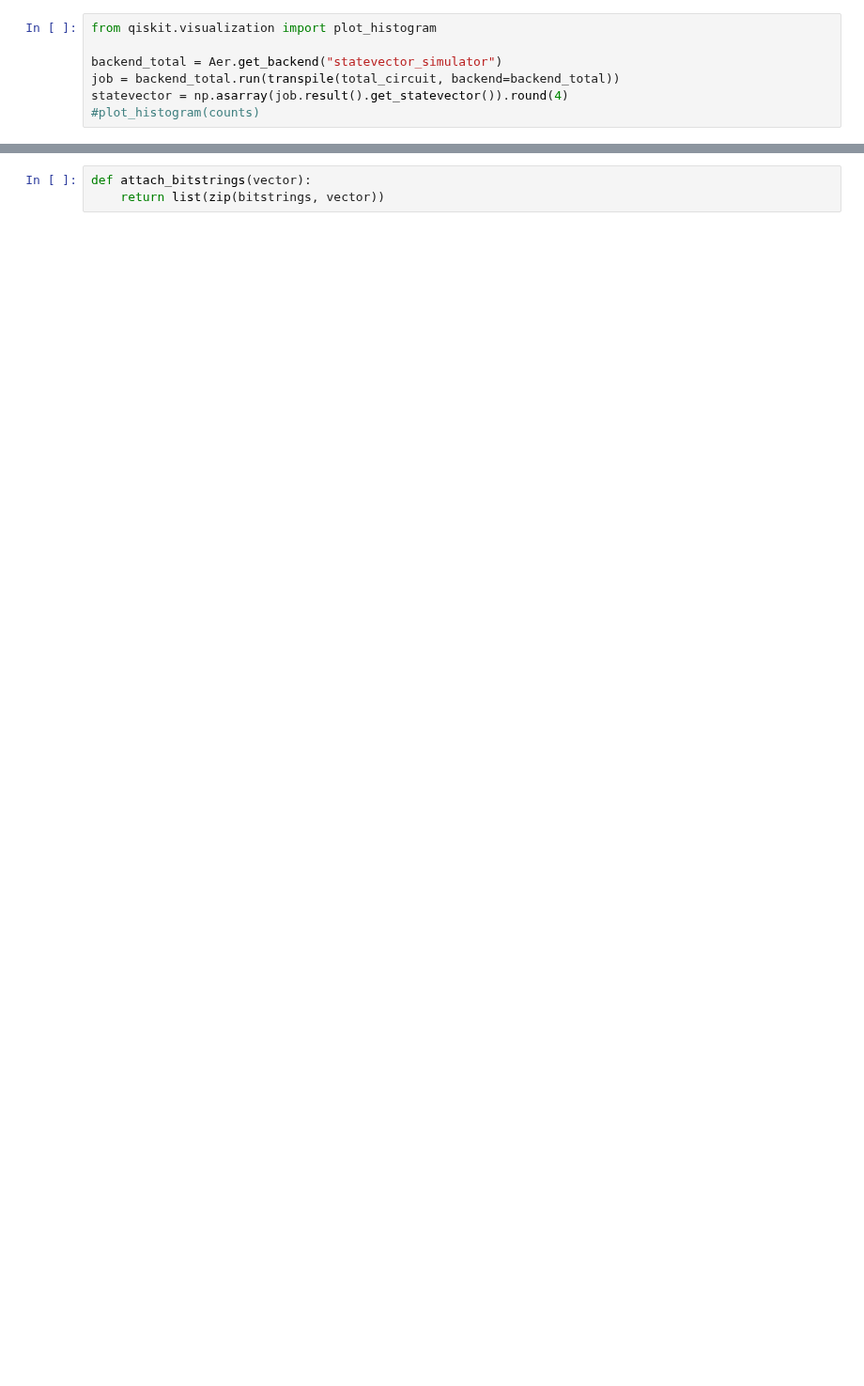
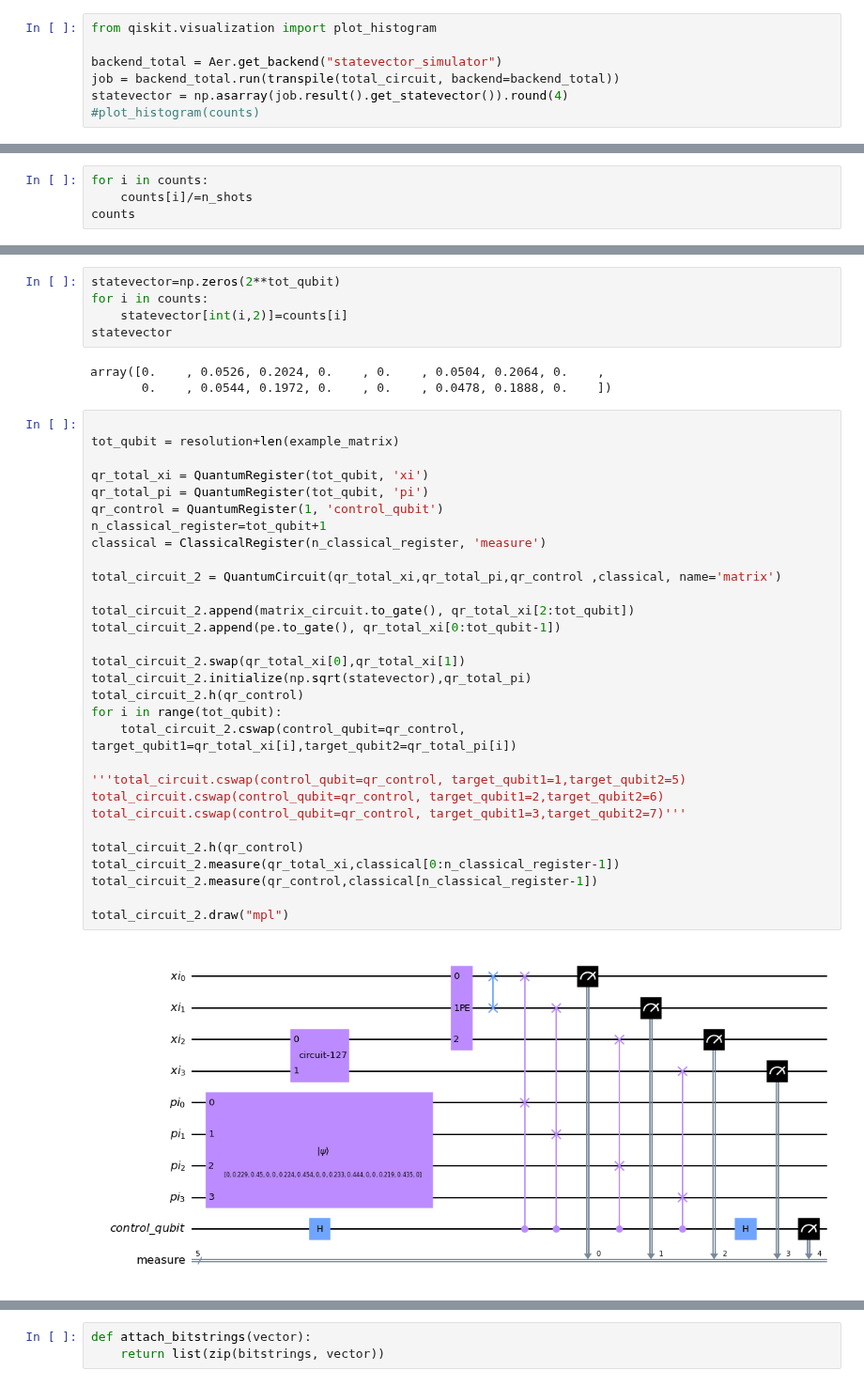
Before and after one commit to PolnareffPark/QuPCA, a Jupyter notebook: tomography_test.ipynb, the cells around one changed output, grey strips where cells are left out. Shown at 94% size. Drawn from its saved outputs; the diff is of its cells as text; blank space fills up the shorter version.

```diff
--- a/tomography_test.ipynb
+++ b/tomography_test.ipynb
@@ -223,0 +285,4 @@ bitstrings=[''.join([''.join(str(j)) for j in i]) for i in list(map(list, iterto
+# %%
+for i in counts:
+    counts[i]/=n_shots
+counts
@@ -223,0 +298,40 @@ bitstrings=[''.join([''.join(str(j)) for j in i]) for i in list(map(list, iterto
+# %%
+statevector=np.zeros(2**tot_qubit)
+for i in counts:
+    statevector[int(i,2)]=counts[i]
+statevector
+# %% [output]
+array([0.    , 0.0526, 0.2024, 0.    , 0.    , 0.0504, 0.2064, 0.    ,
+       0.    , 0.0544, 0.1972, 0.    , 0.    , 0.0478, 0.1888, 0.    ])
+# %%
+
+tot_qubit = resolution+len(example_matrix)
+
+qr_total_xi = QuantumRegister(tot_qubit, 'xi')
+qr_total_pi = QuantumRegister(tot_qubit, 'pi')
+qr_control = QuantumRegister(1, 'control_qubit')
+n_classical_register=tot_qubit+1
+classical = ClassicalRegister(n_classical_register, 'measure')
+
+total_circuit_2 = QuantumCircuit(qr_total_xi,qr_total_pi,qr_control ,classical, name='matrix')
+
+total_circuit_2.append(matrix_circuit.to_gate(), qr_total_xi[2:tot_qubit])
+total_circuit_2.append(pe.to_gate(), qr_total_xi[0:tot_qubit-1])
+
+total_circuit_2.swap(qr_total_xi[0],qr_total_xi[1])
+total_circuit_2.initialize(np.sqrt(statevector),qr_total_pi)
+total_circuit_2.h(qr_control)
+for i in range(tot_qubit):
+    total_circuit_2.cswap(control_qubit=qr_control, target_qubit1=qr_total_xi[i],target_qubit2=qr_total_pi[i])
+
+'''total_circuit.cswap(control_qubit=qr_control, target_qubit1=1,target_qubit2=5)
+total_circuit.cswap(control_qubit=qr_control, target_qubit1=2,target_qubit2=6)
+total_circuit.cswap(control_qubit=qr_control, target_qubit1=3,target_qubit2=7)'''
+
+total_circuit_2.h(qr_control)
+total_circuit_2.measure(qr_total_xi,classical[0:n_classical_register-1])
+total_circuit_2.measure(qr_control,classical[n_classical_register-1])
+
+total_circuit_2.draw("mpl")
+# %% [output]
+[figure, added]
```
Also changed, not shown: parts of 33 cells of this notebook.
